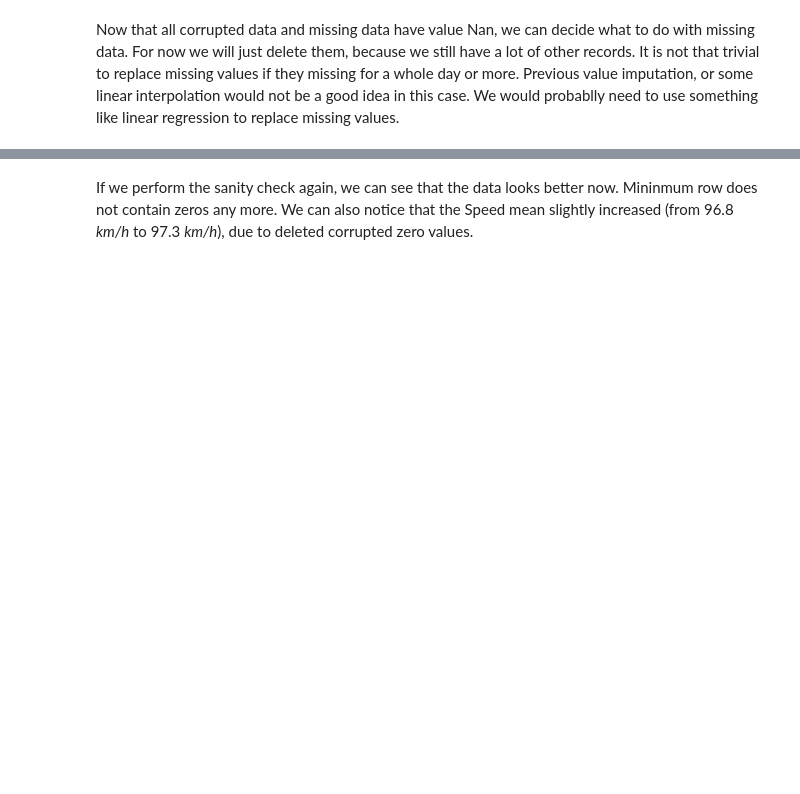
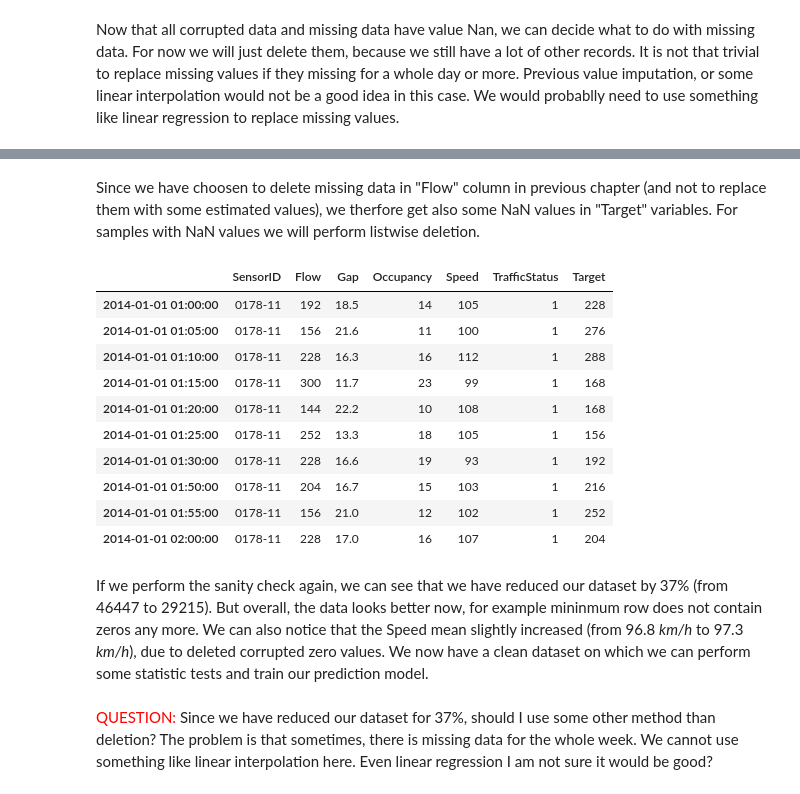
Before and after one commit to bkazic/Final-Project-Blog, a Jupyter notebook: Final Project - Blog.ipynb, the cells around one changed output, grey strips where cells are left out. Saved outputs shown, nothing was run; the diff lists cells and outputs as text; code cells hidden in the pictures; blank space fills up the shorter version.

```diff
--- a/Final Project - Blog.ipynb
+++ b/Final Project - Blog.ipynb
@@ -120,4 +203,23 @@ traffic_data[17:23]
+# %% [markdown]
+Since we have choosen to delete missing data in "Flow" column in previous chapter (and not to replace them with some estimated values), we therfore get also some NaN values in "Target" variables. For samples with NaN values we will perform listwise deletion.
+# %%
+traffic_data.dropna(inplace=True)
+traffic_data.head(10)
+# %% [output]
+|  | SensorID | Flow | Gap | Occupancy | Speed | TrafficStatus | Target |
+| 2014-01-01 01:00:00 | 0178-11 | 192 | 18.5 | 14 | 105 | 1 | 228 |
+| 2014-01-01 01:05:00 | 0178-11 | 156 | 21.6 | 11 | 100 | 1 | 276 |
+| 2014-01-01 01:10:00 | 0178-11 | 228 | 16.3 | 16 | 112 | 1 | 288 |
+| 2014-01-01 01:15:00 | 0178-11 | 300 | 11.7 | 23 | 99 | 1 | 168 |
+| 2014-01-01 01:20:00 | 0178-11 | 144 | 22.2 | 10 | 108 | 1 | 168 |
+| 2014-01-01 01:25:00 | 0178-11 | 252 | 13.3 | 18 | 105 | 1 | 156 |
+| 2014-01-01 01:30:00 | 0178-11 | 228 | 16.6 | 19 | 93 | 1 | 192 |
+| 2014-01-01 01:50:00 | 0178-11 | 204 | 16.7 | 15 | 103 | 1 | 216 |
+| 2014-01-01 01:55:00 | 0178-11 | 156 | 21.0 | 12 | 102 | 1 | 252 |
+| 2014-01-01 02:00:00 | 0178-11 | 228 | 17.0 | 16 | 107 | 1 | 204 |
 # %% [markdown]
-If we perform the sanity check again, we can see that the data looks better now. Mininmum row does not contain zeros any more. We can also notice that the Speed mean slightly increased (from 96.8 *km/h* to 97.3 *km/h*), due to deleted corrupted zero values.
+If we perform the sanity check again, we can see that we have reduced our dataset by 37% (from 46447 to 29215). But overall, the data looks better now, for example mininmum row does not contain zeros any more. We can also notice that the Speed mean slightly increased (from 96.8 *km/h* to 97.3 *km/h*), due to deleted corrupted zero values. We now have a clean dataset on which we can perform some statistic tests and train our prediction model.
+# %% [markdown]
+<font color='red'>QUESTION: </font> Since we have reduced our dataset for 37%, should I use some other method than deletion? The problem is that sometimes, there is missing data for the whole week. We cannot use something like linear interpolation here. Even linear regression I am not sure it would be good?
 # %%
 traffic_data.describe()
```
Also changed, not shown: parts of 22 cells of this notebook.
